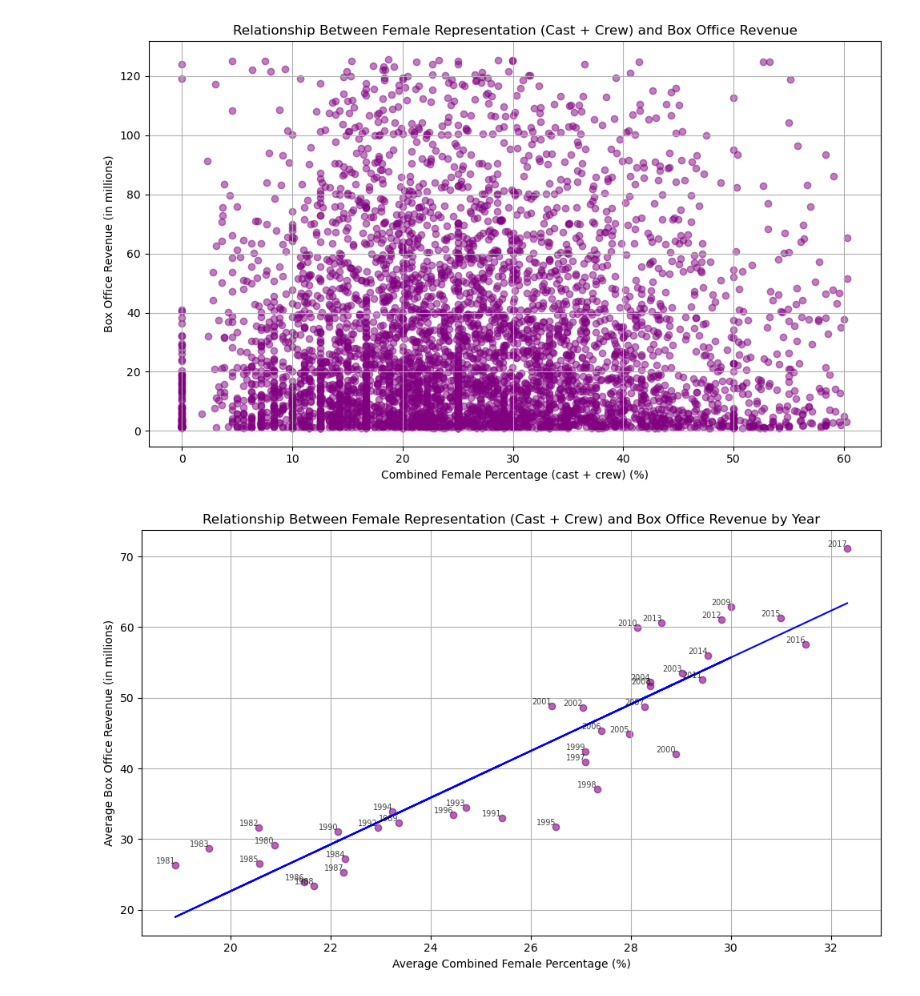
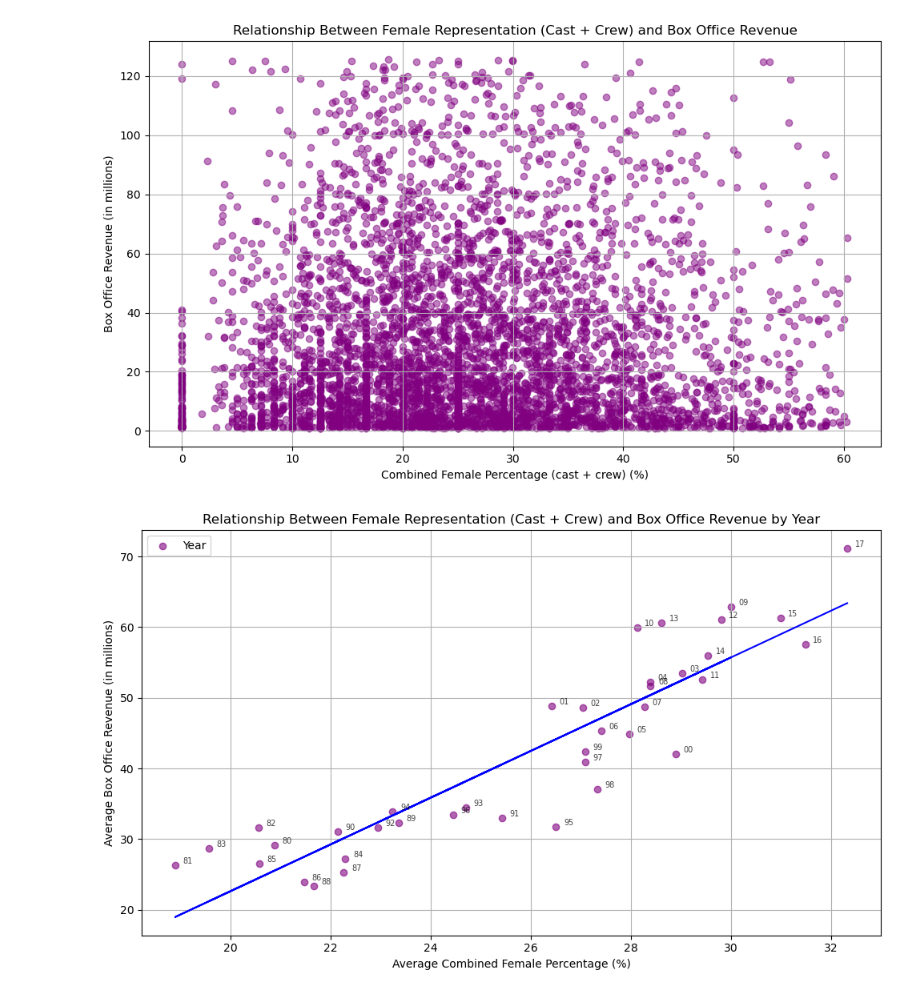
Before and after one commit to TomSull222/BCS-Project-1, a Jupyter notebook: dan-main.ipynb, the cells around one changed output. Saved outputs shown, nothing was run; the diff lists cells and outputs as text; code cells hidden in the pictures.

```diff
--- a/dan-main.ipynb
+++ b/dan-main.ipynb
@@ -217,33 +217,41 @@ plt.figure(figsize=(10, 6))
 
 # Scatter plot with 'percent_female_combined' on x-axis and 'BoxOffice_millions' on y-axis
 plt.scatter(grouped_df['percent_female_combined'], grouped_df['BoxOffice_millions'],
-            color='purple', alpha=0.6)
+            color='purple', alpha=0.6, label="Year")
 
 # Label each dot with the corresponding year
 for i, row in grouped_df.iterrows():
-    plt.text(row['percent_female_combined'], row['BoxOffice_millions'], str(int(row['Year'])),
+    # Format the year to show only the last two digits, e.g., '80 for 1980
+    year_short = str(int(row['Year']))[-2:]
+
+    # Add the text label to the plot with the formatted year, offsetting the position
+    plt.text(row['percent_female_combined'] + 0.35,  # Adjust the x offset (+0.5)
+             row['BoxOffice_millions'] + 0,         # Adjust the y offset (+5)
+             year_short,
              fontsize=7, ha='right', va='bottom', alpha=0.75, color='black')
+
 
 # Perform linear regression to get the slope and intercept
 slope, intercept, r_value, p_value, std_err = stats.linregress(grouped_df['percent_female_combined'], grouped_df['BoxOffice_millions'])
 
 # Calculate trend line values
 trendline = intercept + slope * grouped_df['percent_female_combined']
 
 # Plot the trend line
 plt.plot(grouped_df['percent_female_combined'], trendline, color='blue')
 
 
 # Adding titles and labels
 plt.title('Relationship Between Female Representation (Cast + Crew) and Box Office Revenue by Year')
 plt.xlabel('Average Combined Female Percentage (%)')
 plt.ylabel('Average Box Office Revenue (in millions)')
 
 # Grid for better visibility
 plt.grid(True)
+plt.legend()
 
 # Show plot
 plt.tight_layout()
 plt.show()
 # %% [output]
-[figure, old version]
+[figure, new version]
```
